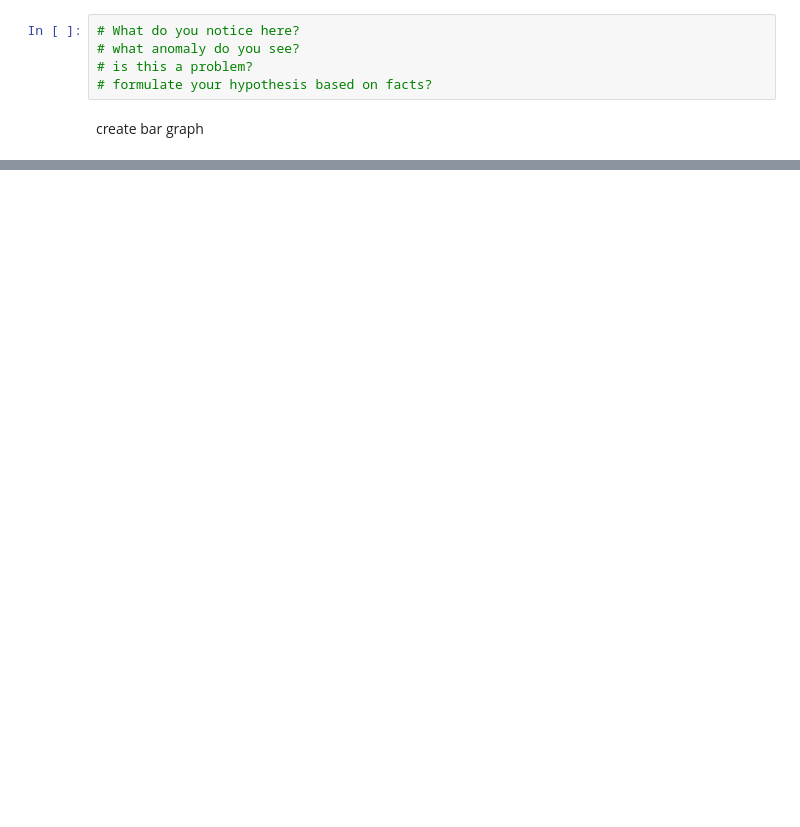
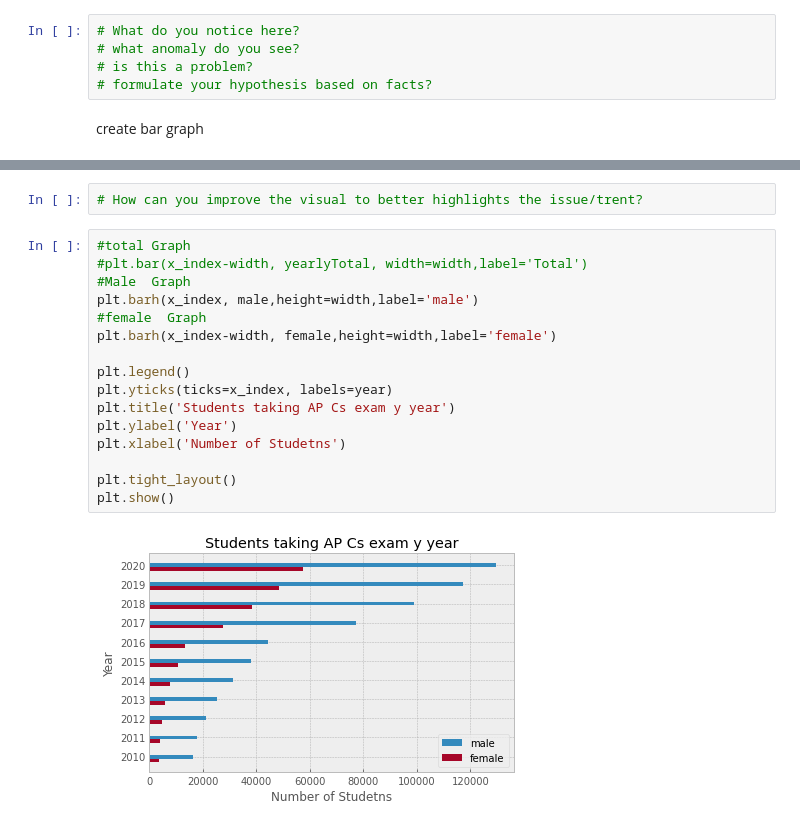
Before and after one commit to Rishiraj-singh7/CS_exam, a Jupyter notebook: main.ipynb, the cells around one changed output, grey strips where cells are left out. Drawn from its saved outputs; the diff is of its cells as text; blank space fills up the shorter version.

```diff
--- a/main.ipynb
+++ b/main.ipynb
@@ -88,0 +92,20 @@ plt.show()
+# %%
+# How can you improve the visual to better highlights the issue/trent?
+# %%
+#total Graph
+#plt.bar(x_index-width, yearlyTotal, width=width,label='Total')
+#Male  Graph
+plt.barh(x_index, male,height=width,label='male')
+#female  Graph
+plt.barh(x_index-width, female,height=width,label='female')
+
+plt.legend()
+plt.yticks(ticks=x_index, labels=year)
+plt.title('Students taking AP Cs exam y year')
+plt.ylabel('Year')
+plt.xlabel('Number of Studetns')
+
+plt.tight_layout()
+plt.show()
+# %% [output]
+[figure, added]
```
Also changed, not shown: parts of 4 cells of this notebook.
